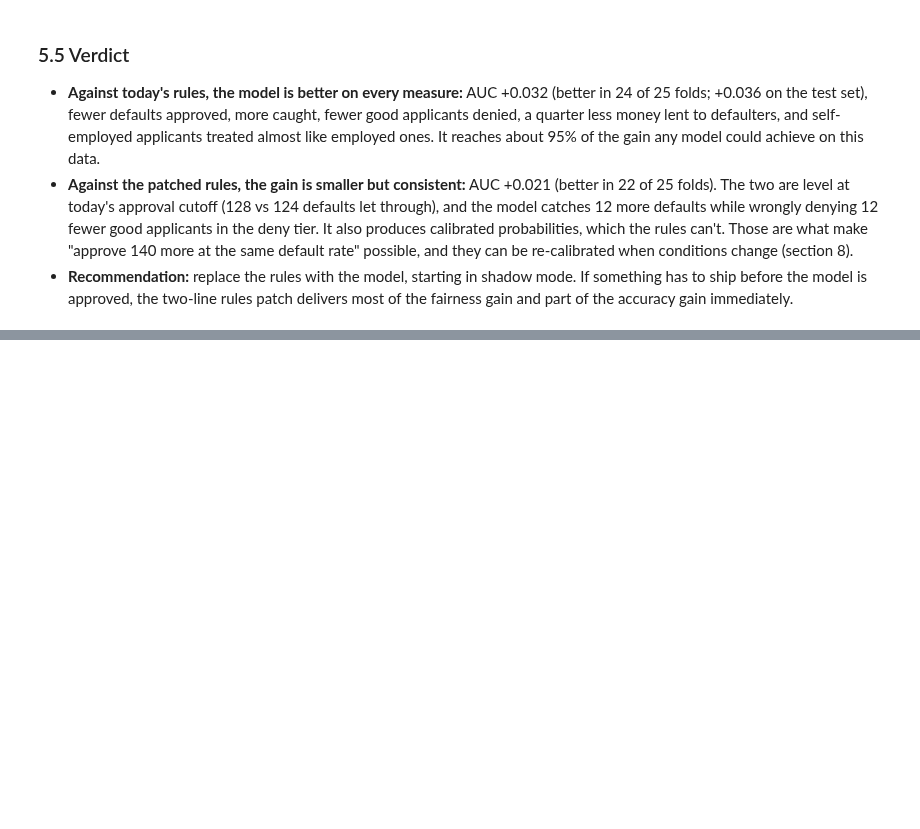
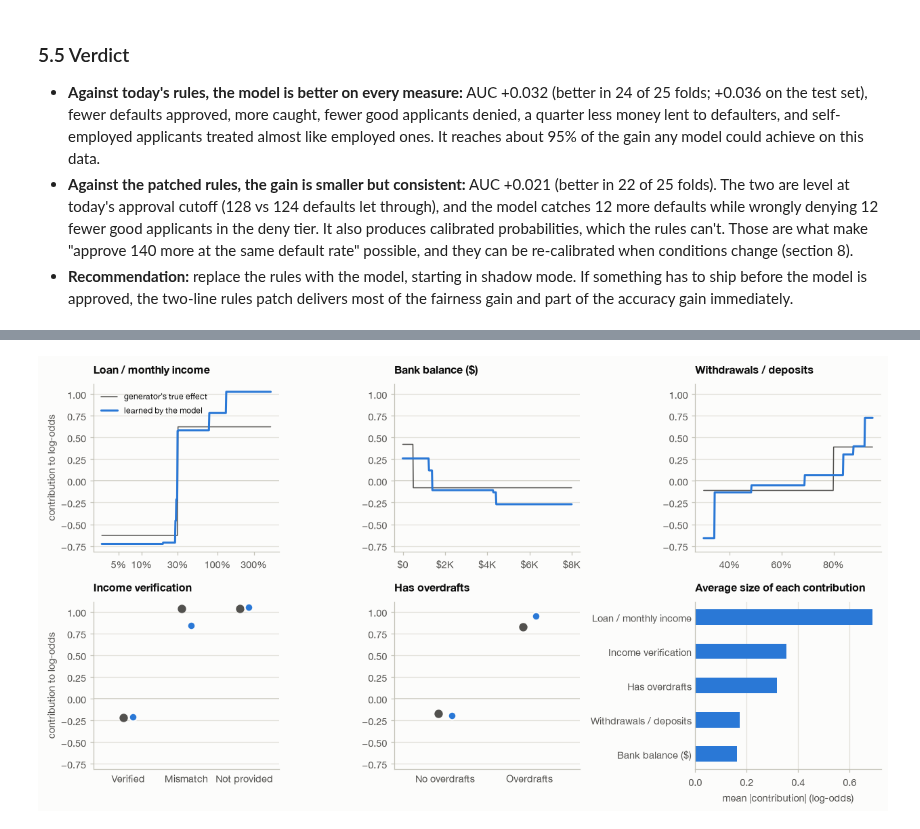
Before and after one commit to smparc/loan-default-model-matthew-park, a Jupyter notebook: analysis.ipynb, the cells around one changed output, grey strips where cells are left out. Saved outputs shown, nothing was run; the diff lists cells and outputs as text; code cells hidden in the pictures; blank space fills up the shorter version.

Commit message:
Add per-applicant explanation

```diff
--- a/analysis.ipynb
+++ b/analysis.ipynb
@@ -1380,0 +1411,10 @@ around today's volume (within the model's uncertainty band), but fall behind onc
+# %%
+explainer = AdditiveExplainer(final_model, dev(core_tree))
+all_contributions = explainer.contributions(core_tree)
+gap = np.abs(explainer.base_value + all_contributions.sum(axis=1) - final_model.decision_function(core_tree)).max()
+print(f"Largest gap between (base value + contributions) and the model's own log-odds: {gap:.1e}")
+approve_below = float(np.quantile(oof_all, n_approve / len(y)))
+deny_at = float(np.quantile(oof_all, 1 - n_deny / len(y)))
+typical_risk = float(sigmoid(explainer.base_value))
+print(f"Cutoffs that reproduce today's volumes: auto-approve below {approve_below:.1%} predicted risk, "
+      f"deny at {deny_at:.1%} or more. Applicant with typical values on every factor: {typical_risk:.1%}.")
@@ -1380,0 +1430,72 @@ around today's volume (within the model's uncertainty band), but fall behind onc
+# %%
+truth_offset = oracle_log_odds_terms(dev(resolved)).mean()
+true_effect = {
+    "loan_to_income": lambda v: 1.25 * (np.asarray(v) > 0.3),
+    "bank_ending_balance": lambda v: 0.5 * (np.asarray(v) < 500),
+    "withdrawal_to_deposit": lambda v: 0.5 * (np.asarray(v) > 0.8),
+    "income_verification": lambda v: 1.25 * (np.asarray(v) != VERIFIED),
+    "bank_has_overdrafts": lambda v: 1.0 * np.asarray(v),
+}
+grids = {
+    "loan_to_income": np.geomspace(0.03, 5, 400),
+    "bank_ending_balance": np.linspace(0, 8000, 400),
+    "withdrawal_to_deposit": np.linspace(0.30, 0.95, 400),
+}
+levels = {
+    "income_verification": ([VERIFIED, MISMATCH, NOT_PROVIDED], ["Verified", "Mismatch", "Not provided"]),
+    "bank_has_overdrafts": ([0, 1], ["No overdrafts", "Overdrafts"]),
+}
+fig, axes = plt.subplots(2, 3, figsize=(11.5, 6.2))
+effect_axes = list(axes[0]) + list(axes[1][:2])
+for ax, column in zip(axes[0], grids):
+    grid = grids[column]
+    ax.plot(grid, true_effect[column](grid) - truth_offset[column], color=plots.INK_SECONDARY, linewidth=1,
+            label="generator's true effect")
+    ax.plot(grid, explainer.effect(column, grid), color=plots.MODEL_COLOR, linewidth=2, label="learned by the model")
+    ax.set_title(FEATURE_LABELS[column])
+axes[0][0].set_xscale("log")
+axes[0][0].set_xticks([0.05, 0.1, 0.3, 1, 3], ["5%", "10%", "30%", "100%", "300%"])
+axes[0][0].minorticks_off()
+plots.dollar_axis(axes[0][1])
+plots.percent_axis(axes[0][2], "x")
+axes[0][0].legend(loc="upper left", fontsize=8)
+for ax, (column, (values, labels)) in zip(axes[1], levels.items()):
+    x = np.arange(len(values))
+    ax.scatter(x - 0.08, true_effect[column](values) - truth_offset[column], s=50, color=plots.INK_SECONDARY, zorder=3)
+    ax.scatter(x + 0.08, explainer.effect(column, values), s=60, color=plots.MODEL_COLOR, edgecolor=plots.SURFACE,
+               linewidth=1.5, zorder=4)
+    ax.set_xticks(x, labels)
+    ax.set_xlim(-0.6, len(values) - 0.4)
+    ax.tick_params(axis="x", length=0)
+    ax.set_title(FEATURE_LABELS[column])
+low = min(ax.get_ylim()[0] for ax in effect_axes)
+high = max(ax.get_ylim()[1] for ax in effect_axes)
+for ax in effect_axes:
+    ax.set_ylim(low, high)
+    ax.axhline(0, color=plots.AXIS, linewidth=1, zorder=0)
+axes[0][0].set_ylabel("contribution to log-odds")
+axes[1][0].set_ylabel("contribution to log-odds")
+importance = all_contributions.abs().mean().sort_values()
+axes[1][2].barh([FEATURE_LABELS[c] for c in importance.index], importance.to_numpy(), height=0.45, color=plots.MODEL_COLOR)
+axes[1][2].set_title("Average size of each contribution")
+axes[1][2].set_xlabel("mean |contribution| (log-odds)")
+axes[1][2].grid(axis="x", visible=True)
+axes[1][2].grid(axis="y", visible=False)
+axes[1][2].tick_params(axis="y", length=0)
+fig.tight_layout()
+plots.save(fig, "fig9_learned_effects")
+plt.show()
+display(importance.sort_values(ascending=False).rename(index=FEATURE_LABELS).rename("mean |contribution| (log-odds)")
+        .round(3).to_frame())
+for column, grid in grids.items():
+    effect = explainer.effect(column, grid)
+    step = int(np.argmax(np.abs(np.diff(effect))))
+    print(f"{FEATURE_LABELS[column]}: largest learned step between {grid[step]:,.3g} and {grid[step + 1]:,.3g} "
+          f"({effect[step + 1] - effect[step]:+.2f}); total range {np.ptp(effect):.2f} log-odds")
+for column, (values, labels) in levels.items():
+    effect = explainer.effect(column, values)
+    truth = true_effect[column](values) - truth_offset[column]
+    print(f"{FEATURE_LABELS[column]}: " + ", ".join(
+        f"{label} {learned:+.2f} (true {true:+.2f})" for label, learned, true in zip(labels, effect, truth)))
+# %% [output]
+[figure, added]
```
Also changed, not shown: parts of 15 cells of this notebook, 9 other files.
